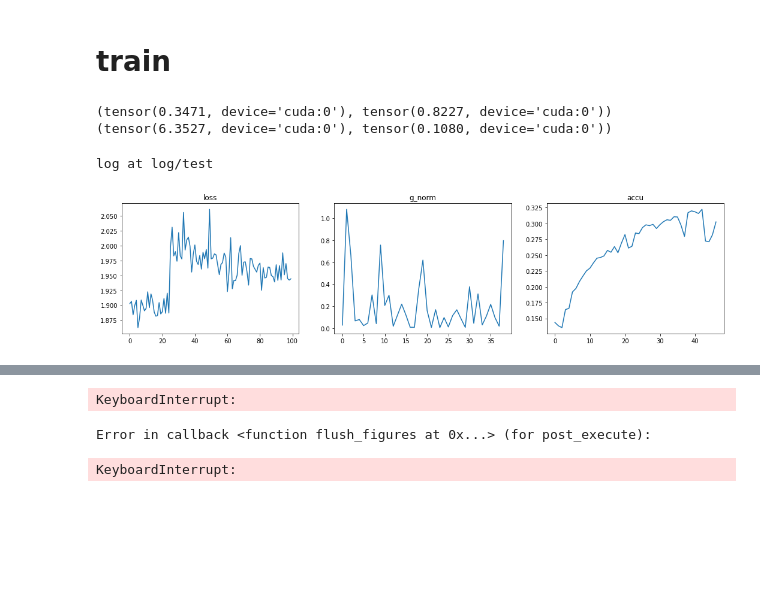
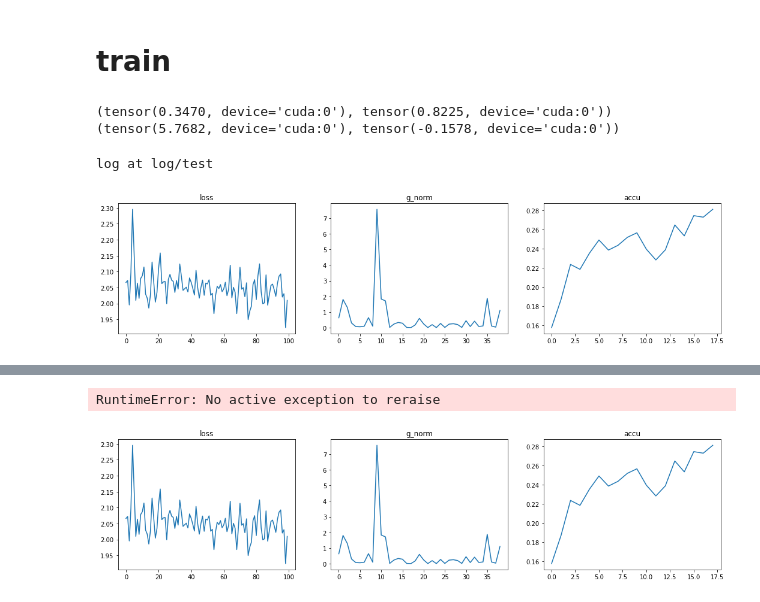
Before and after one commit to veya2ztn/TNproject, a Jupyter notebook: Model and Train.ipynb, the cells around one changed output, grey strips where cells are left out. Saved outputs shown, nothing was run; the diff lists cells and outputs as text; code cells hidden in the pictures; blank space fills up the shorter version.

Commit message:
add new arbitary shape net

```diff
--- a/Model and Train.ipynb
+++ b/Model and Train.ipynb
@@ -447,7 +447,7 @@ for line,pool in info_per_line.items():
     info_per_line[line]['ended_pos'] = list(ended_pos)
     info_per_line[line]['centr_pos'] = list(centr_pos)
 # %%
-MAX_Dimension = 12
+MAX_Dimension = 16
 MIN_Dimension = 3
 weight_list  = [val['weight'] for val in info_per_line.values()]
 max_distance = max(weight_list)
@@ -2807,8 +2807,8 @@ import time
 from mltool.dataaccelerate import DataSimfetcher
 from mltool.loggingsystem import LoggingSystem
 # %%
-train_loader= torch.utils.data.DataLoader(dataset=mnist_train, batch_size=3000, shuffle=True)
-test_loader = torch.utils.data.DataLoader(dataset=mnist_test , batch_size=3000, shuffle=False)
+train_loader= torch.utils.data.DataLoader(dataset=mnist_train, batch_size=300, shuffle=True)
+test_loader = torch.utils.data.DataLoader(dataset=mnist_test , batch_size=300, shuffle=False)
 # %%
 from models.extend_model import Patch2NetworkInput
 #from models.two_dim_model import PEPS_einsum_uniform_shape_6x6_fast
@@ -2822,7 +2822,7 @@ from models.extend_model import Patch2NetworkInput
 
 #                      nn.Linear(16,10)
 #                      )
-model = PEPS_einsum_arbitrary_partition_optim(virtual_bond_dim="models/arbitary_shape/arbitary_shape_2.json",init_std=1e-2,solved_std=0.04)
+model = PEPS_einsum_arbitrary_partition_optim(virtual_bond_dim="models/arbitary_shape/arbitary_shape_3.json",init_std=1e-2,solved_std=0.024)
 #model  = AMPSShare(n=28*28, bond_dim=10, phys_dim=2)
 device = 'cuda'
 model = model.to(device)
@@ -2844,10 +2844,10 @@ with torch.no_grad():
     #logits     = model(binary).reshape(bs*w*h,2)
     #print(model(binary).squeeze().norm())
 # %% [output]
-(tensor(0.3471, device='cuda:0'), tensor(0.8227, device='cuda:0'))
-(tensor(6.3527, device='cuda:0'), tensor(0.1080, device='cuda:0'))
+(tensor(0.3470, device='cuda:0'), tensor(0.8225, device='cuda:0'))
+(tensor(5.7682, device='cuda:0'), tensor(-0.1578, device='cuda:0'))
 # %%
-optimizer = torch.optim.Adam(model.parameters(), lr=0.0001)
+optimizer = torch.optim.SGD(model.parameters(), lr=0.001)
 # %%
 logsys            = LoggingSystem(True,"log/test")
 metric_list       = ['loss','g_norm','accu']
@@ -2873,7 +2873,7 @@ for epoch in master_bar:
         logits     = model(binary).squeeze()
         loss       = torch.nn.CrossEntropyLoss()(logits,label)
         loss.backward()
-        nn.utils.clip_grad_norm_(model.parameters(), 100)
+        #nn.utils.clip_grad_norm_(model.parameters(), 100)
         if torch.isnan(loss):raise
         #nn.utils.clip_grad_norm_(p, max_norm=1)
         optimizer.step()
@@ -2888,32 +2888,32 @@ for epoch in master_bar:
 #             master_bar.update_graph_multiply([[losses[-100:],g_norm,accues[-100:]
 #                                                #stdes[-100:],meanes[-100:]
 #                                               ]])
         loss = loss.item()
         master_bar.lwrite('Epoch: %.3i \t Loss: %.4f \t Accu: %.4f \t Time: %.2f s' %(epoch, loss, accu,time.time() - start_time),end='\r')
         #master_bar.lwrite('Epoch: %.3i \t Loss: %.4f \t Std: %.4f Mean: %.4f \t Time: %.2f s' %(epoch, loss, std,mean,time.time() - start_time),end='\r')
 
     model.eval()
     prefetcher = DataSimfetcher(test_loader, device=device)
     inter_b    = logsys.create_progress_bar(len(test_loader))
     labels     = []
     logits     = []
     with torch.no_grad():
         while inter_b.update_step():
             image,label= prefetcher.next()
             binary     = preprocess_images(image)
             logit      = model(binary).squeeze()
             loss       = torch.nn.CrossEntropyLoss()(logit ,label)
             labels.append(label)
             logits.append(logit)
     labels  = torch.cat(labels)
     logits  = torch.cat(logits)
     pred_labels  = torch.argmax(logits,-1)
     accu =  torch.sum(pred_labels == labels)/len(labels)
 
     accues.append(accu)
     master_bar.update_graph_multiply([[losses[-100:],g_norm,accues[-100:]]])
     accu = accu.item()
     master_bar.lwrite('Epoch: %.3i \t Loss: %.4f \t Accu: %.4f \t Time: %.2f s' %(epoch, loss, accu,time.time() - start_time),end='\r')
 # %% [output]
-[figure, old version]
+[figure, new version]
 [interactive output not drawn]
@@ -2921,6 +2921,5 @@ Epoch: 046       Loss: 2.0392    Accu: 0.3025    Time: 8.61 ss
-KeyboardInterrupt:
+RuntimeError: No active exception to reraise
-Error in callback <function flush_figures at 0x...> (for post_execute):
-KeyboardInterrupt:
+[figure, added]
 # %%
 def sample(self, bs, random_start=False):
     """
```
Also changed, not shown: parts of 2 cells of this notebook, 1 other file.
